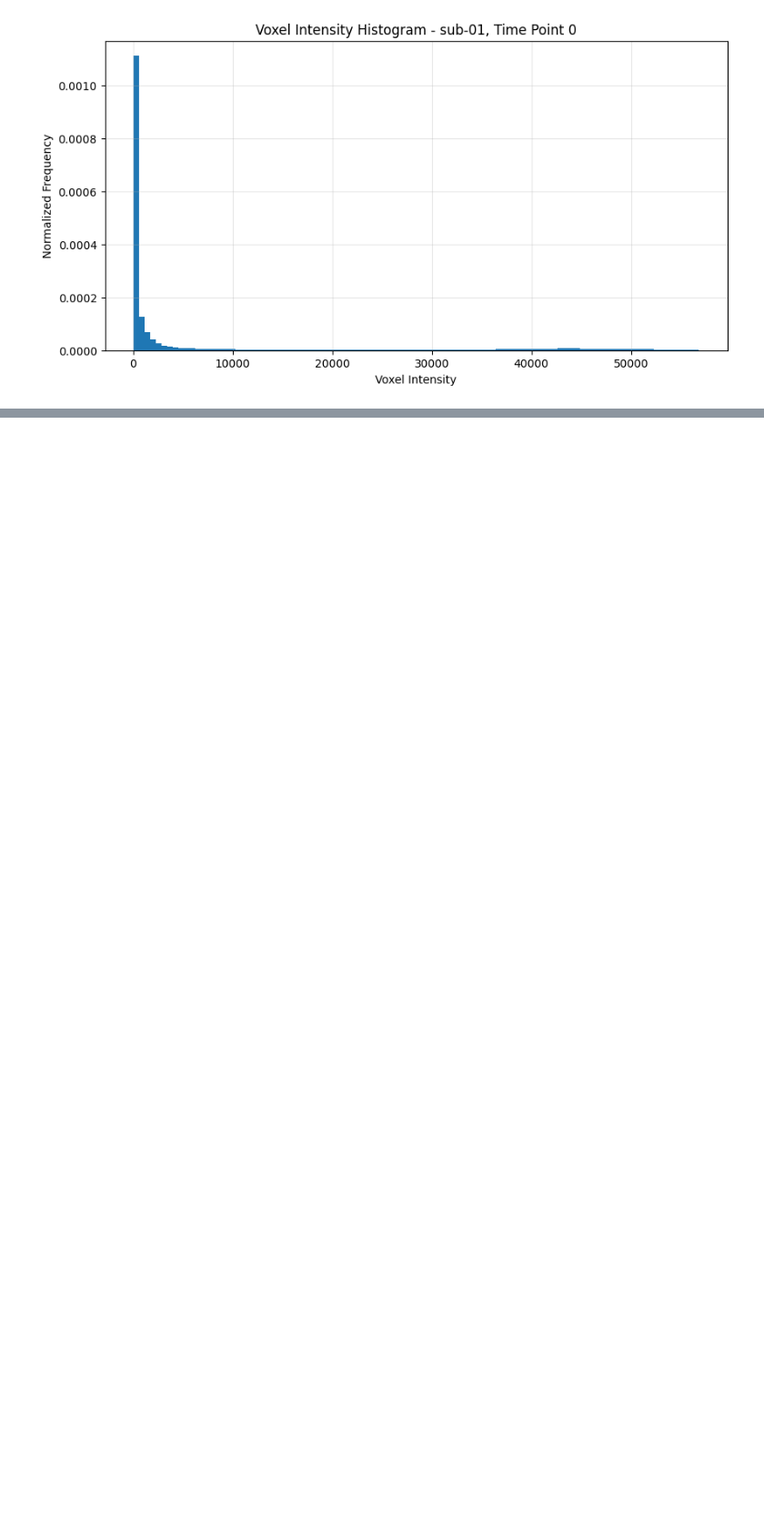
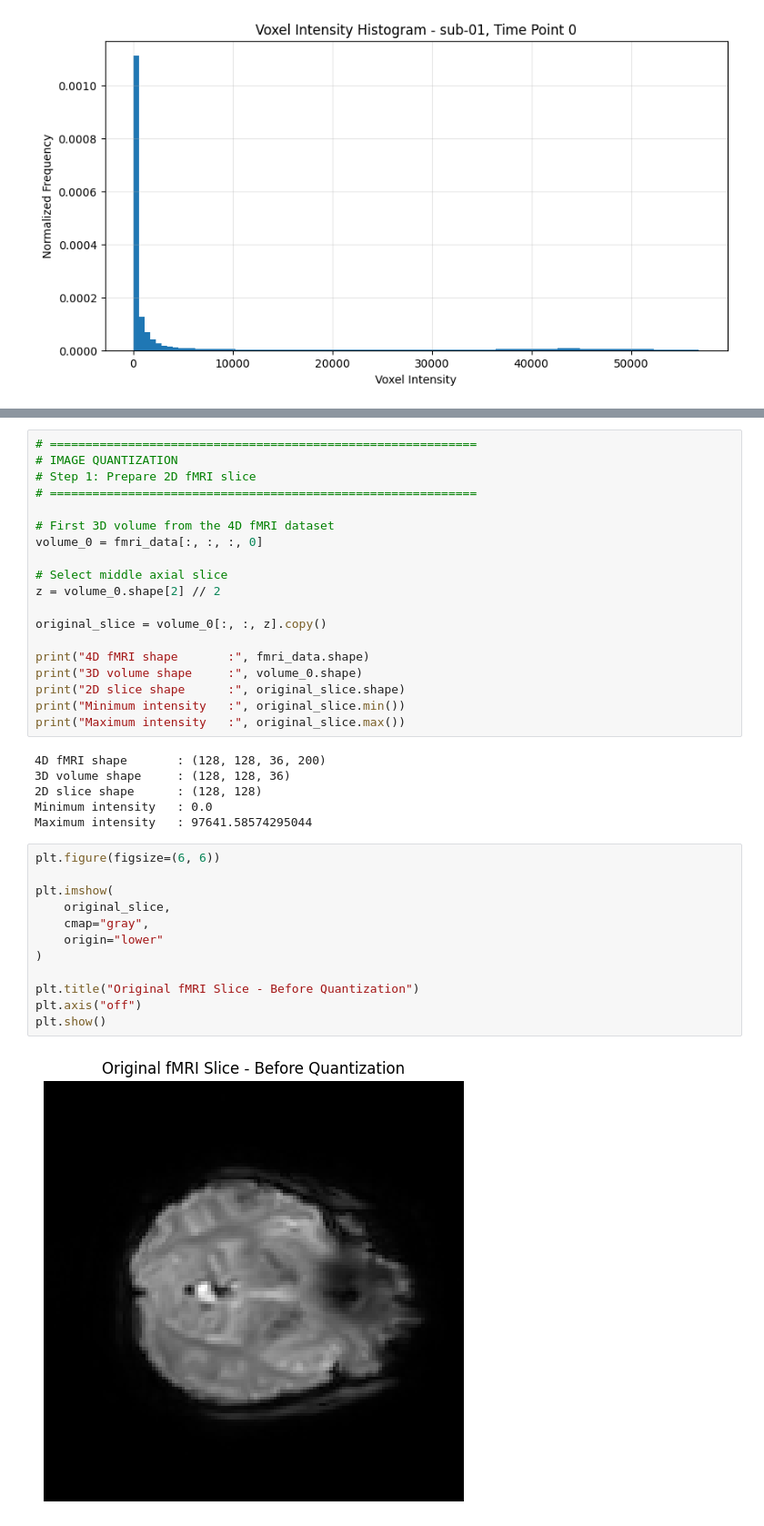
Before and after one commit to SharveshC/DIP_Capstone, a Jupyter notebook: notebook/samp.ipynb, the cells around one changed output, grey strips where cells are left out. Shown at 91% size. Saved outputs shown, nothing was run; the diff lists cells and outputs as text; blank space fills up the shorter version.

Commit message:
feat(core): add quantization and metrics

```diff
--- a/notebook/samp.ipynb
+++ b/notebook/samp.ipynb
@@ -422,0 +450,39 @@ plt.show()
+# %%
+# ============================================================
+# IMAGE QUANTIZATION
+# Step 1: Prepare 2D fMRI slice
+# ============================================================
+
+# First 3D volume from the 4D fMRI dataset
+volume_0 = fmri_data[:, :, :, 0]
+
+# Select middle axial slice
+z = volume_0.shape[2] // 2
+
+original_slice = volume_0[:, :, z].copy()
+
+print("4D fMRI shape       :", fmri_data.shape)
+print("3D volume shape     :", volume_0.shape)
+print("2D slice shape      :", original_slice.shape)
+print("Minimum intensity   :", original_slice.min())
+print("Maximum intensity   :", original_slice.max())
+# %% [output]
+4D fMRI shape       : (128, 128, 36, 200)
+3D volume shape     : (128, 128, 36)
+2D slice shape      : (128, 128)
+Minimum intensity   : 0.0
+Maximum intensity   : 97641.58574295044
+# %%
+plt.figure(figsize=(6, 6))
+
+plt.imshow(
+    original_slice,
+    cmap="gray",
+    origin="lower"
+)
+
+plt.title("Original fMRI Slice - Before Quantization")
+plt.axis("off")
+plt.show()
+# %% [output]
+[figure, added]
```
Also changed, not shown: parts of 9 cells of this notebook.
